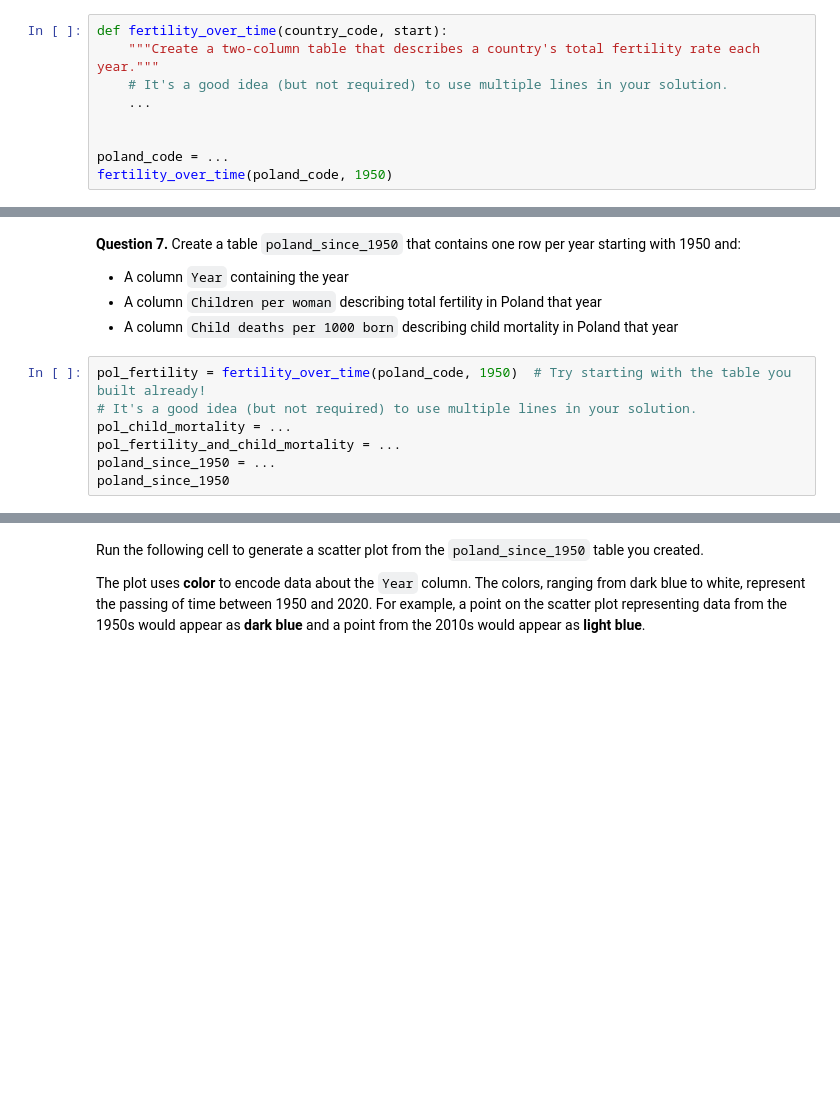
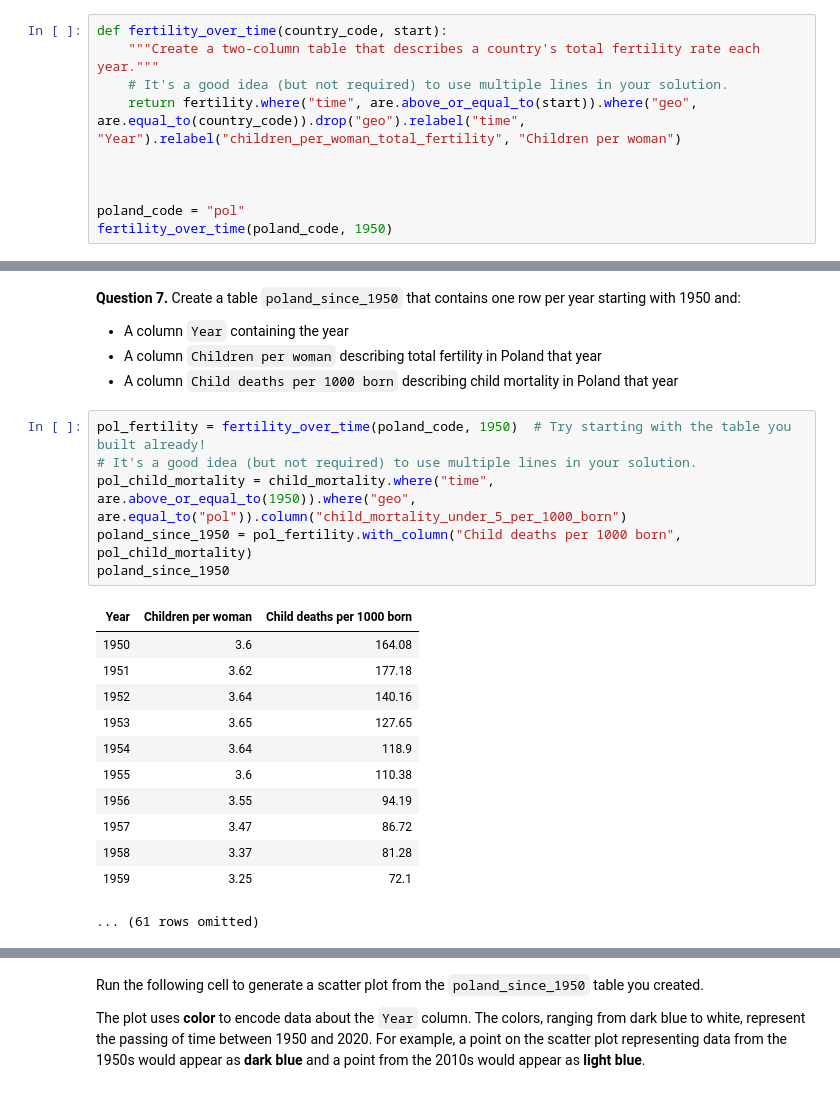
Before and after one commit to bencump/Intro_DataAnalytics, a Jupyter notebook: project1/project1.ipynb, the cells around one changed output, grey strips where cells are left out. Saved outputs shown, nothing was run; the diff lists cells and outputs as text; blank space fills up the shorter version.

```diff
--- a/project1/project1.ipynb
+++ b/project1/project1.ipynb
@@ -215,8 +236,9 @@ _Hint_: Read about `tbl.relabeled` in the [Python Reference](https://www.data8.o
 def fertility_over_time(country_code, start):
     """Create a two-column table that describes a country's total fertility rate each year."""
     # It's a good idea (but not required) to use multiple lines in your solution.
-    ...
+    return fertility.where("time", are.above_or_equal_to(start)).where("geo", are.equal_to(country_code)).drop("geo").relabel("time", "Year").relabel("children_per_woman_total_fertility", "Children per woman")
 
 
-poland_code = ...
+
+poland_code = "pol"
 fertility_over_time(poland_code, 1950)
@@ -245,9 +284,21 @@ It has been [observed](https://www.ageing.ox.ac.uk/download/143) that lower fert
 # %%
 pol_fertility = fertility_over_time(poland_code, 1950)  # Try starting with the table you built already!
 # It's a good idea (but not required) to use multiple lines in your solution.
-pol_child_mortality = ...
-pol_fertility_and_child_mortality = ...
-poland_since_1950 = ...
+pol_child_mortality = child_mortality.where("time", are.above_or_equal_to(1950)).where("geo", are.equal_to("pol")).column("child_mortality_under_5_per_1000_born")
+poland_since_1950 = pol_fertility.with_column("Child deaths per 1000 born", pol_child_mortality)
 poland_since_1950
+# %% [output]
+| Year | Children per woman | Child deaths per 1000 born |
+| 1950 | 3.6 | 164.08 |
+| 1951 | 3.62 | 177.18 |
+| 1952 | 3.64 | 140.16 |
+| 1953 | 3.65 | 127.65 |
+| 1954 | 3.64 | 118.9 |
+| 1955 | 3.6 | 110.38 |
+| 1956 | 3.55 | 94.19 |
+| 1957 | 3.47 | 86.72 |
+| 1958 | 3.37 | 81.28 |
+| 1959 | 3.25 | 72.1 |
+... (61 rows omitted)
 # %%
 grader.check("q1_7")
```
Also changed, not shown: parts of 24 cells of this notebook, 1 other file.
